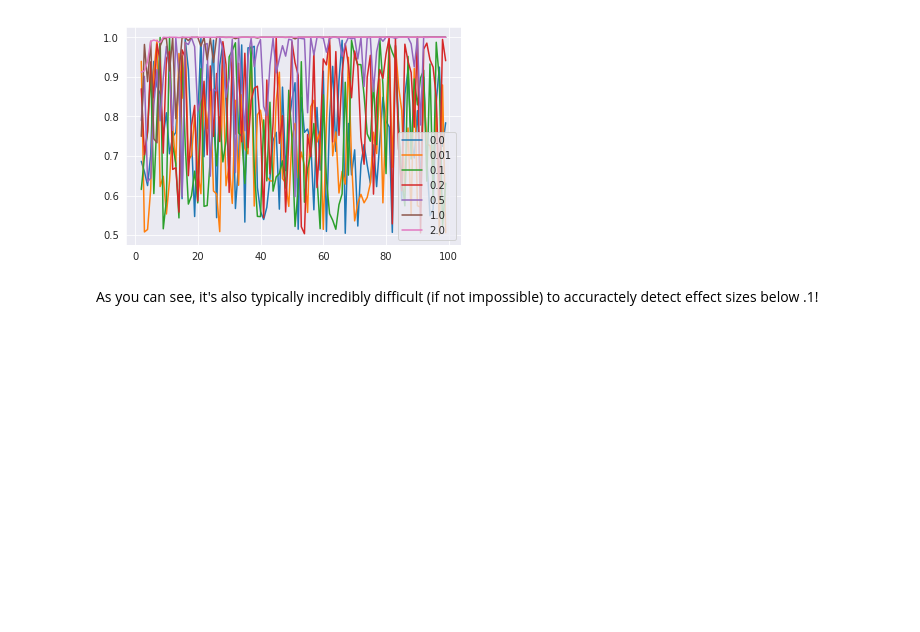
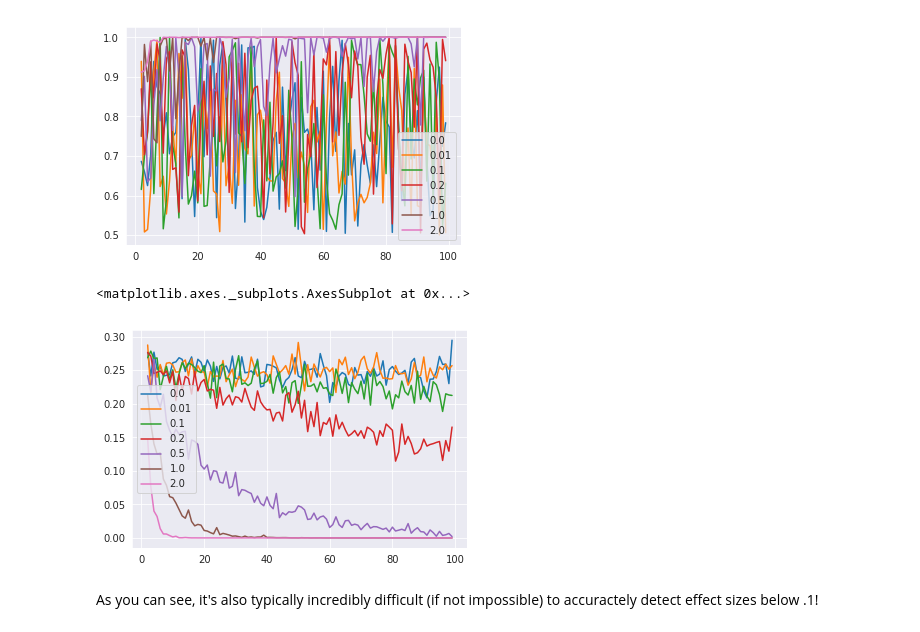
Before and after one commit to keita-dc/dsc-effect-sizes-pvalues-and-power-lab-dc-ds-060319, a Jupyter notebook: index.ipynb, the cells around one changed output. Saved outputs shown, nothing was run; the diff lists cells and outputs as text; code cells hidden in the pictures; blank space fills up the shorter version.

```diff
--- a/index.ipynb
+++ b/index.ipynb
@@ -93,6 +93,11 @@ for ef in [0, .01, .1, .2, .5, 1, 2]:
         result2.loc[ss, ef] = 1 - power
 
 result.dropna(inplace=True)
+# %%
+result2.plot()
+# %% [output]
+<matplotlib.axes._subplots.AxesSubplot at 0x...>
+[figure, added]
 # %% [markdown]
 As you can see, it's also typically incredibly difficult (if not impossible) to accuractely detect effect sizes below .1!
 # %% [markdown]
```
